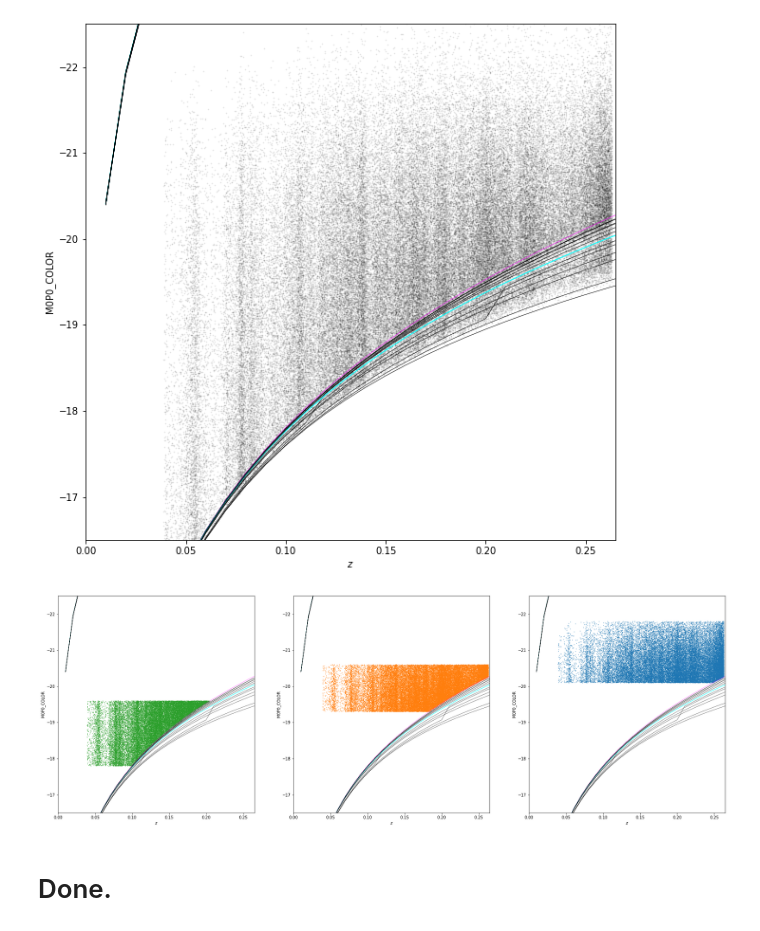
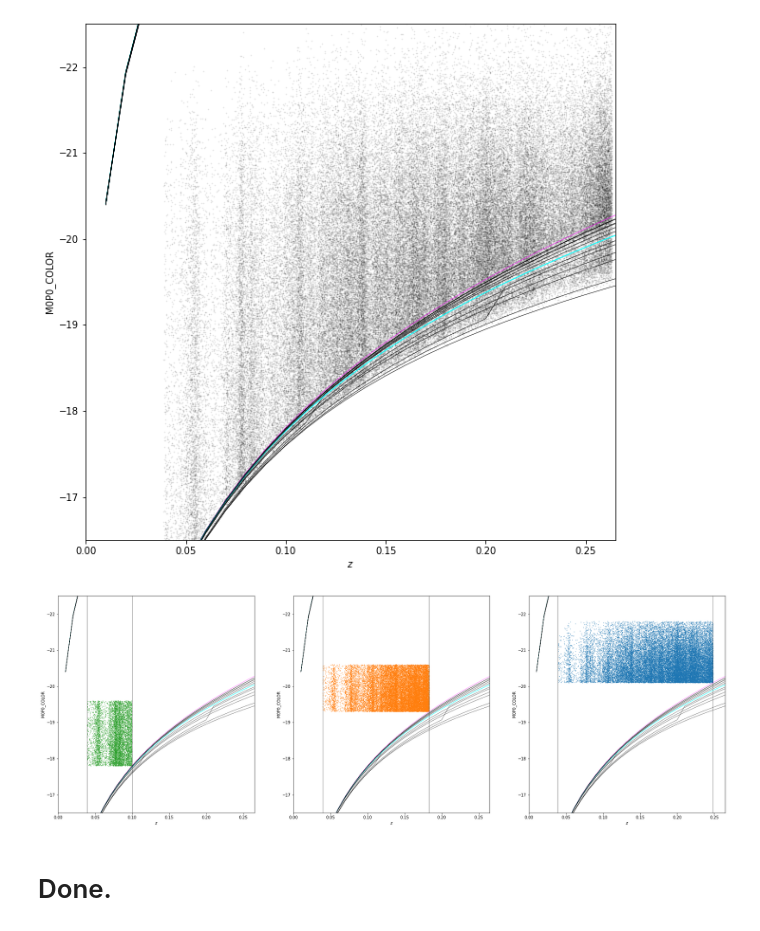
Before and after one commit to SgmAstro/DESI, a Jupyter notebook: docs/nb/ddp_QA.ipynb, the cells around one changed output. Drawn from its saved outputs; the diff is of its cells as text; code cells hidden in the pictures.

```diff
--- a/docs/nb/ddp_QA.ipynb
+++ b/docs/nb/ddp_QA.ipynb
@@ -139,34 +139,53 @@ for ax in axes:
 
         cnt  = ddp_limit['COUNT']
         rlim = ddp_limit['RLIM']
         MCOL = [x for x in data.dtype.names if 'M0P0' in x][0]
 
         if (ddp_limit['ALL'] == True) & (ddp_limit['GMR_0P1'] == 0.603):
             ax.plot(data['Z'], data[MCOL], c='cyan', lw=1.)
             continue
 
         if (ddp_limit['ALL'] == False) & (rlim == 19.8) & (ddp_limit['GMR_0P1'] == 1.067):
             ax.plot(data['Z'], data[MCOL], c='magenta', lw=0.5)
 
         elif (ddp_limit['ALL'] == False) & (rlim == 12.0) & (ddp_limit['GMR_0P1'] == 0.131):
             ax.plot(data['Z'], data[MCOL], c='magenta', lw=0.5)
 
         else:
             ax.plot(data['Z'], data[MCOL], c='k', lw=0.5)
 
         # print('{:d}\t{}\t{:.3f}\t{:.3f}\t{:.3f}\t{}'.format(i, cnt, ddp_limit['RLIM'], ddp_limit['GMR_0P1'], ddp_limit['GMR_0P0'], ddp_limit['ALL']))
 
         ax.set_xlabel(r'$z$')
         ax.set_ylabel('M0P0_COLOR')
 
         ax.set_xlim(  0.0, 0.265)
         ax.set_ylim(-16.5, -22.5)
 
 for i, ax in enumerate(axes[::-1]):
     is_ddp = [x == 1 for x in gama_ddp['DDP'].data[:,i]]
+    ax.scatter(gama_ddp['ZGAMA'][is_ddp], gama_ddp['MCOLOR_0P0'][is_ddp], s=0.25, alpha=1., c=colors[i])
 
-    ax.scatter(gama_ddp['ZGAMA'][is_ddp], gama_ddp['MCOLOR_0P0'][is_ddp], s=0.25, alpha=1., c=colors[i])
+zlims = {'DDP1_ZMIN': 0.039069999009370804,\
+         'DDP1_ZMAX': 0.2483299970626831,\
+         'DDP1_VZ': 6451530.309761727,\
+         'DDP1_DENS': 0.005383528919866882,\
+         'DDP2_ZMIN': 0.03914999961853027,\
+         'DDP2_ZMAX': 0.18308000266551971,\
+         'DDP2_VZ': 2679079.7557868413,\
+         'DDP2_DENS': 0.009928035902084674,\
+         'DDP3_ZMIN': 0.03903000056743622,\
+         'DDP3_ZMAX': 0.09973999857902527,\
+         'DDP3_VZ': 432372.2344703941,\
+         'DDP3_DENS': 0.018396185892331243}
+
+for idx, ax in zip(range(3), axes[::-1]):
+    zmin = zlims['DDP{}_ZMIN'.format(idx+1)]
+    zmax = zlims['DDP{}_ZMAX'.format(idx+1)]
+
+    ax.axvline(zmin, lw=0.5, c='k')
+    ax.axvline(zmax, lw=0.5, c='k')
 # %% [output]
-[figure, old version]
+[figure, new version]
 # %% [markdown]
 # Done.
```
Also changed, not shown: 2 other files.
